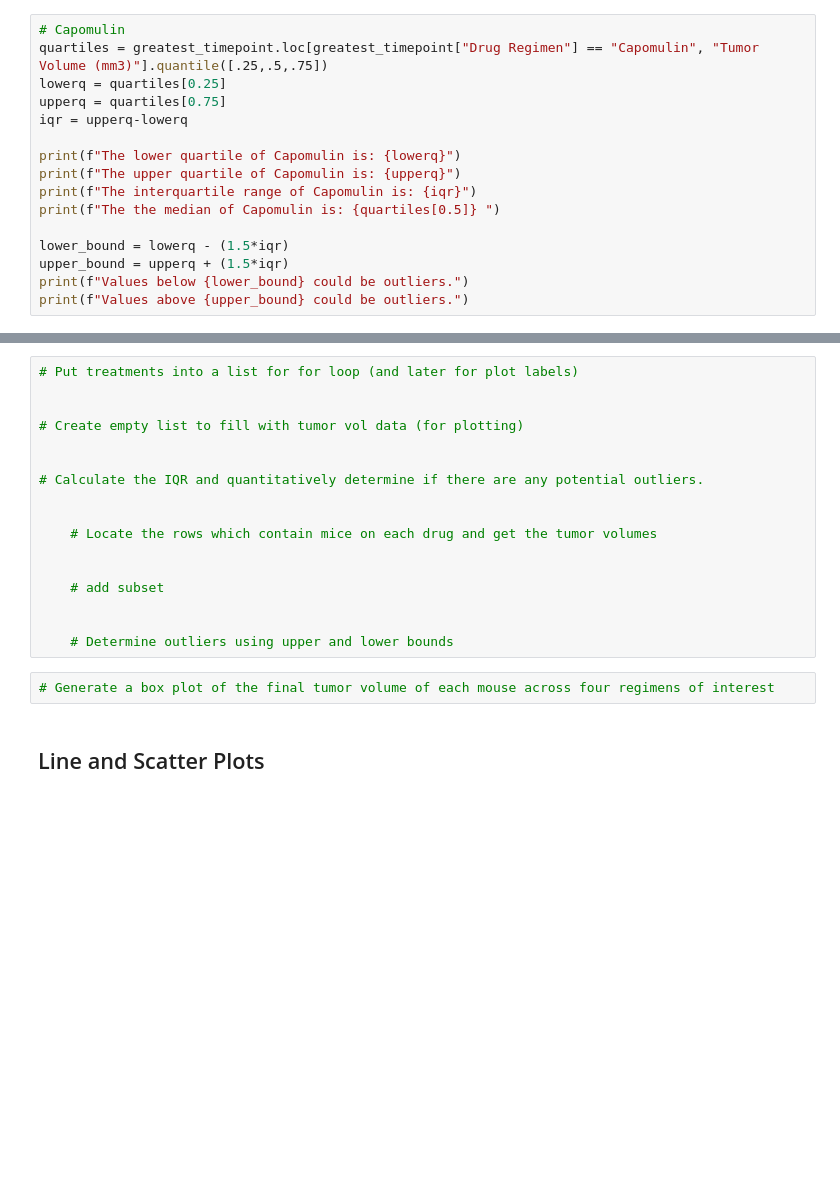
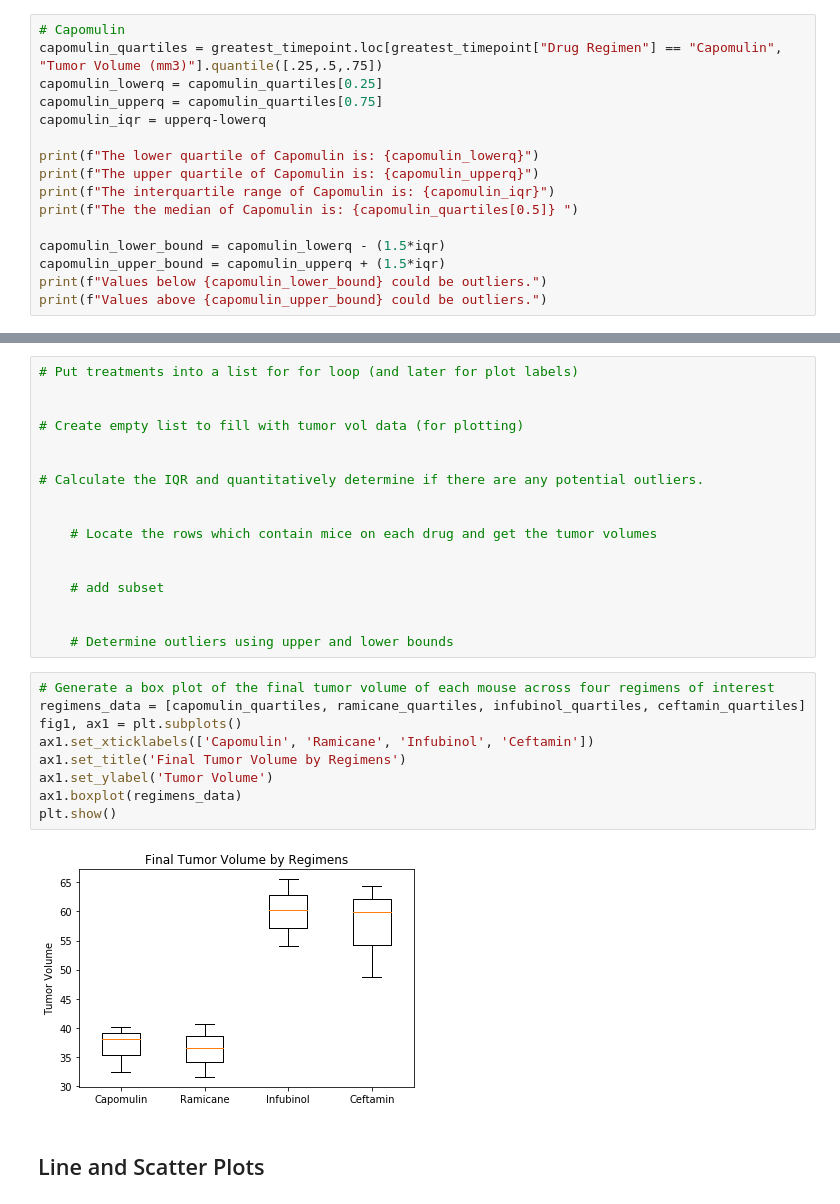
Before and after one commit to SakiSugio/Matplotlib, a Jupyter notebook: pymaceuticals.ipynb, the cells around one changed output, grey strips where cells are left out. Cells and saved outputs as stored; diff of their text form; blank space fills up the shorter version.

```diff
--- a/pymaceuticals.ipynb
+++ b/pymaceuticals.ipynb
@@ -208,20 +208,20 @@ greatest_timepoint
 249 rows × 8 columns
 # %%
 # Capomulin
-quartiles = greatest_timepoint.loc[greatest_timepoint["Drug Regimen"] == "Capomulin", "Tumor Volume (mm3)"].quantile([.25,.5,.75])
-lowerq = quartiles[0.25]
-upperq = quartiles[0.75]
-iqr = upperq-lowerq
+capomulin_quartiles = greatest_timepoint.loc[greatest_timepoint["Drug Regimen"] == "Capomulin", "Tumor Volume (mm3)"].quantile([.25,.5,.75])
+capomulin_lowerq = capomulin_quartiles[0.25]
+capomulin_upperq = capomulin_quartiles[0.75]
+capomulin_iqr = upperq-lowerq
 
-print(f"The lower quartile of Capomulin is: {lowerq}")
-print(f"The upper quartile of Capomulin is: {upperq}")
-print(f"The interquartile range of Capomulin is: {iqr}")
-print(f"The the median of Capomulin is: {quartiles[0.5]} ")
+print(f"The lower quartile of Capomulin is: {capomulin_lowerq}")
+print(f"The upper quartile of Capomulin is: {capomulin_upperq}")
+print(f"The interquartile range of Capomulin is: {capomulin_iqr}")
+print(f"The the median of Capomulin is: {capomulin_quartiles[0.5]} ")
 
-lower_bound = lowerq - (1.5*iqr)
-upper_bound = upperq + (1.5*iqr)
-print(f"Values below {lower_bound} could be outliers.")
-print(f"Values above {upper_bound} could be outliers.")
+capomulin_lower_bound = capomulin_lowerq - (1.5*iqr)
+capomulin_upper_bound = capomulin_upperq + (1.5*iqr)
+print(f"Values below {capomulin_lower_bound} could be outliers.")
+print(f"Values above {capomulin_upper_bound} could be outliers.")
 # %% [output]
 The lower quartile of Capomulin is: 32.37735684
 The upper quartile of Capomulin is: 40.1592203
@@ -317,6 +317,15 @@ Values above 75.97262522 could be outliers.
     # Determine outliers using upper and lower bounds
 # %%
 # Generate a box plot of the final tumor volume of each mouse across four regimens of interest
+regimens_data = [capomulin_quartiles, ramicane_quartiles, infubinol_quartiles, ceftamin_quartiles]
+fig1, ax1 = plt.subplots()
+ax1.set_xticklabels(['Capomulin', 'Ramicane', 'Infubinol', 'Ceftamin'])
+ax1.set_title('Final Tumor Volume by Regimens')
+ax1.set_ylabel('Tumor Volume')
+ax1.boxplot(regimens_data)
+plt.show()
+# %% [output]
+[figure, added]
 # %% [markdown]
 ## Line and Scatter Plots
 # %%
```
